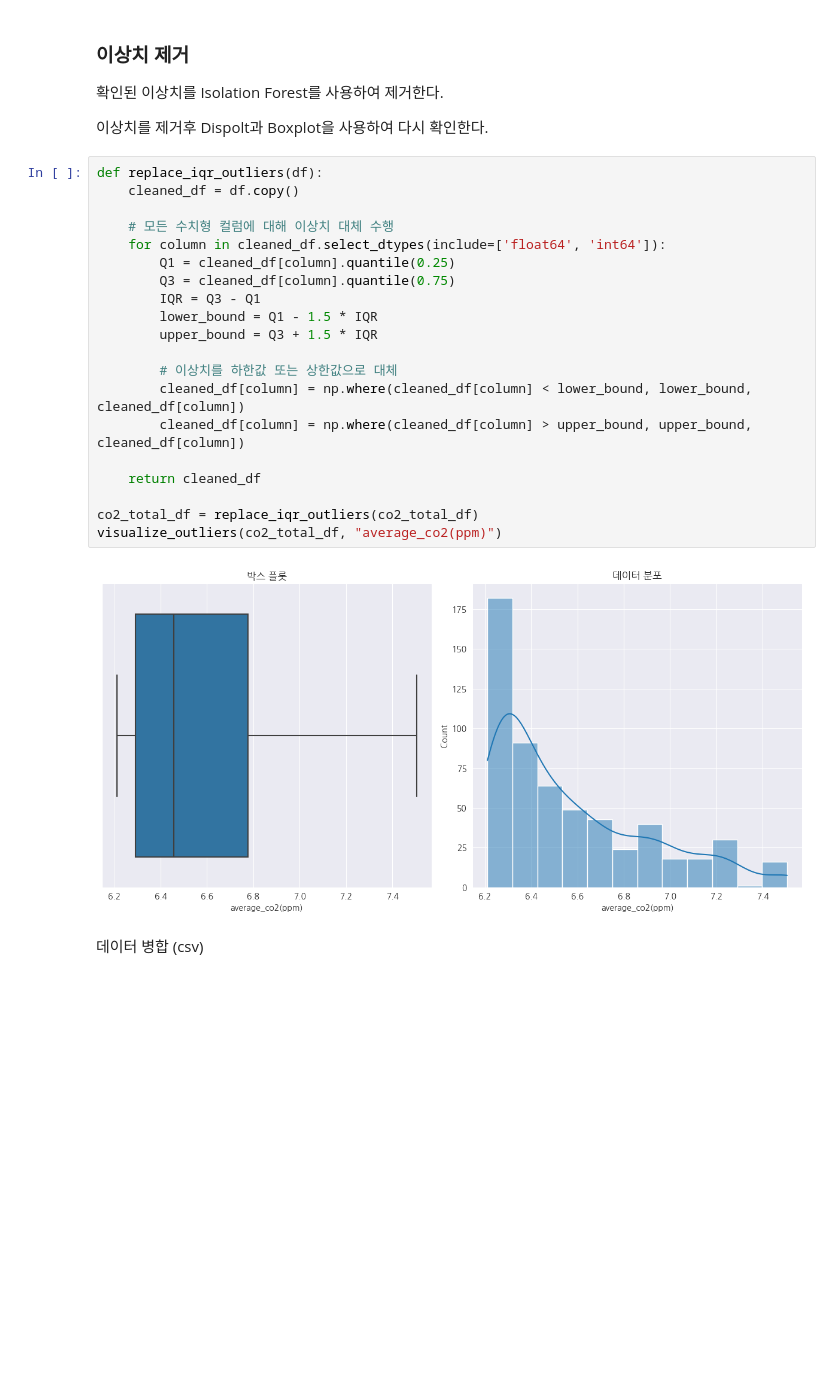
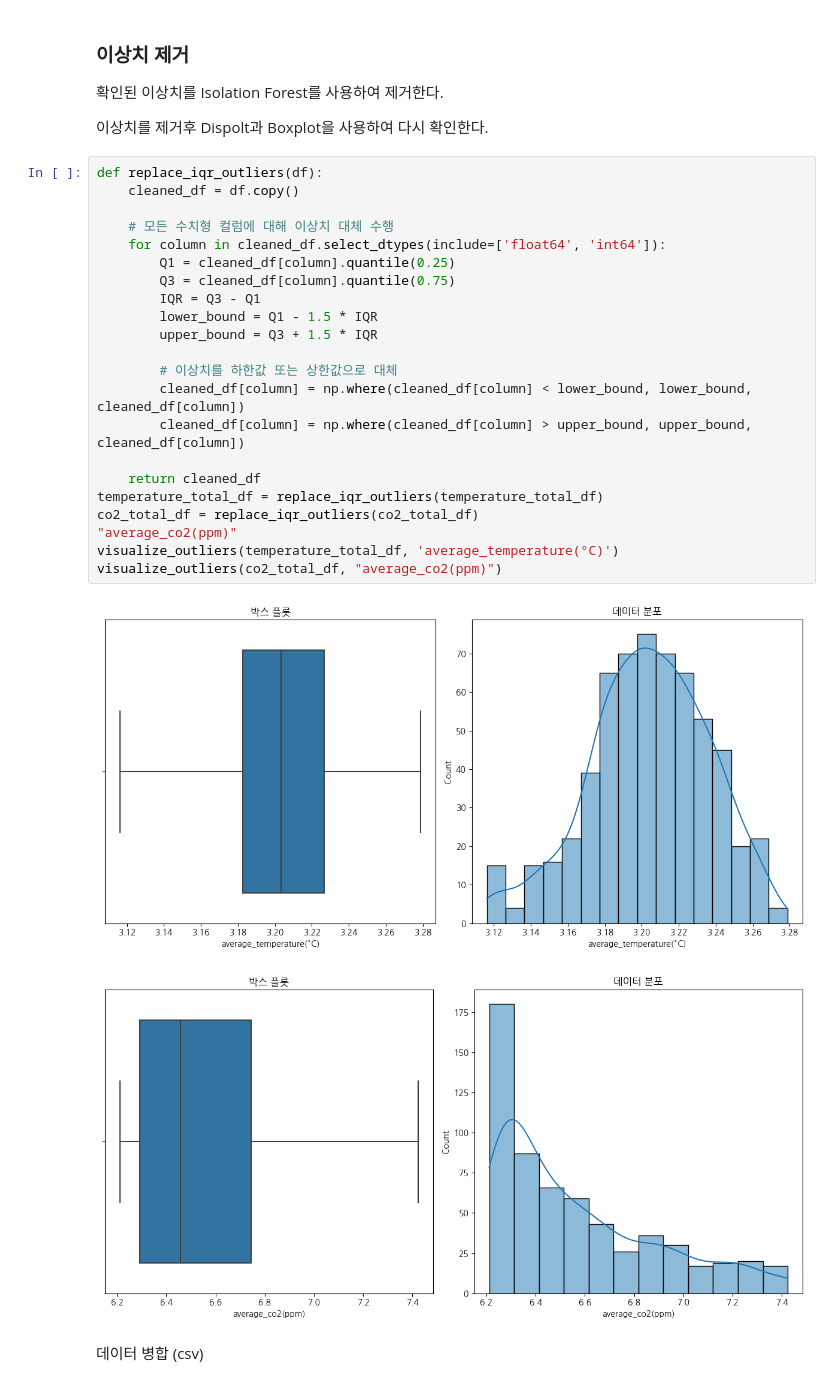
Before and after one commit to Maru375/smoothing_ml2, a Jupyter notebook: 데이터 수집 및 병합.ipynb, the cells around one changed output. Cells and saved outputs as stored; diff of their text form; blank space fills up the shorter version.

```diff
--- a/데이터 수집 및 병합.ipynb
+++ b/데이터 수집 및 병합.ipynb
@@ -608,25 +608,28 @@ visualize_outliers(counter_total_df, "people_in_room")
 # %%
 def replace_iqr_outliers(df):
     cleaned_df = df.copy()
 
     # 모든 수치형 컬럼에 대해 이상치 대체 수행
     for column in cleaned_df.select_dtypes(include=['float64', 'int64']):
         Q1 = cleaned_df[column].quantile(0.25)
         Q3 = cleaned_df[column].quantile(0.75)
         IQR = Q3 - Q1
         lower_bound = Q1 - 1.5 * IQR
         upper_bound = Q3 + 1.5 * IQR
 
         # 이상치를 하한값 또는 상한값으로 대체
         cleaned_df[column] = np.where(cleaned_df[column] < lower_bound, lower_bound, cleaned_df[column])
         cleaned_df[column] = np.where(cleaned_df[column] > upper_bound, upper_bound, cleaned_df[column])
 
     return cleaned_df
-
+temperature_total_df = replace_iqr_outliers(temperature_total_df)
 co2_total_df = replace_iqr_outliers(co2_total_df)
+"average_co2(ppm)"
+visualize_outliers(temperature_total_df, 'average_temperature(°C)')
 visualize_outliers(co2_total_df, "average_co2(ppm)")
 # %% [output]
-[figure, old version]
+[figure, new version]
+[figure, added]
 # %% [markdown]
 데이터 병합 (csv)
 # %%
```
Also changed, not shown: parts of 9 cells of this notebook, 20 other files.
